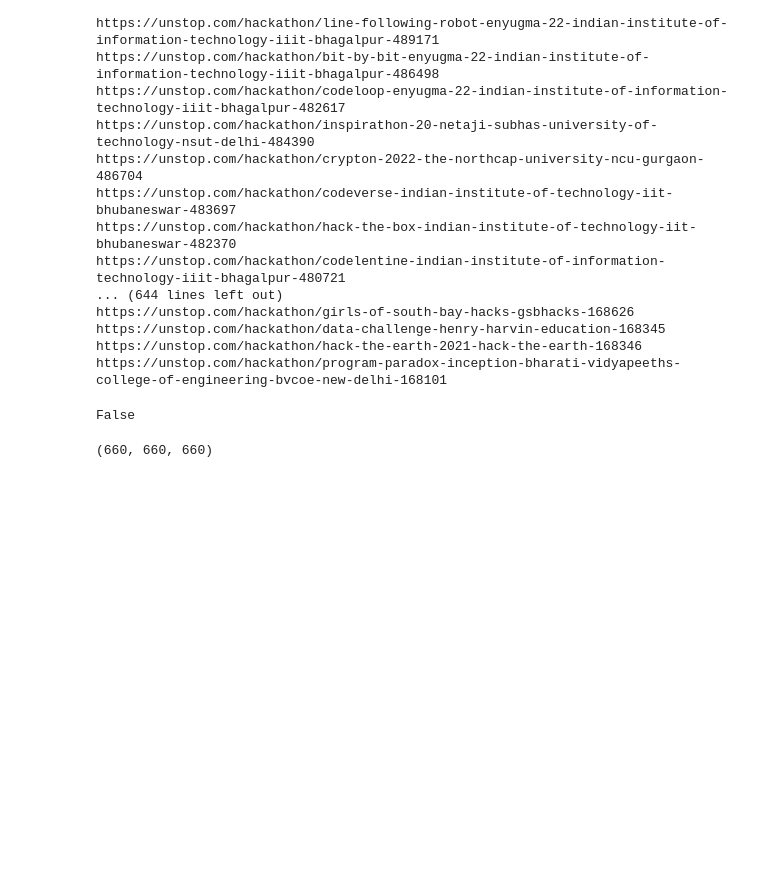
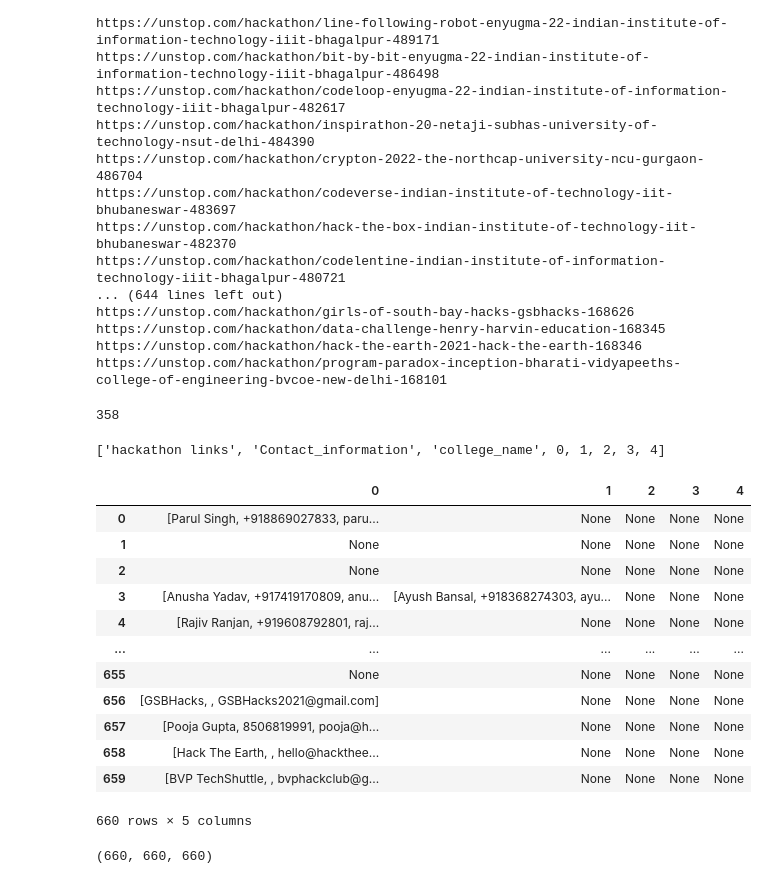
Before and after one commit to rohit18115/scrapping_project, a Jupyter notebook: scrapping_hackathons.ipynb, the cells around one changed output. Saved outputs shown, nothing was run; the diff lists cells and outputs as text; code cells hidden in the pictures; blank space fills up the shorter version.

```diff
--- a/scrapping_hackathons.ipynb
+++ b/scrapping_hackathons.ipynb
@@ -54,3 +54,8 @@ INFO:WDM:Get LATEST chromedriver version for 96.0.4664 google-chrome
 INFO:WDM:Driver [/home/rohit/.wdm/drivers/chromedriver/linux64/96.0.4664.45/chromedriver] found in cache
 # %% [markdown]
 ## Scrape the HTML code and extract links for all the hackathons and output to excel
+# %%
+data = open('DS.html','r')
+soup = BeautifulSoup(data, 'html.parser')
+for college_name in soup.find_all('h3', {'class': 'double-wrap ng-star-inserted'}):
+    print(college_name.text)
@@ -58,18 +81,19 @@ INFO:WDM:Driver [/home/rohit/.wdm/drivers/chromedriver/linux64/96.0.4664.45/chro
 def scrape(file_name='DS.html'):
     contact_link_list = []
     contacts_json_list = []
-
+    college_name_list = []
     data = open(file_name,'r')
     soup = BeautifulSoup(data, 'html.parser')
     # find according to regex (listing order-\d id-[0-9]+ full_banner ng-star-inserted)
     for link in soup.find_all('a', {'class': re.compile(r"listing order-[A-Za-z0-9]+ id-[0-9]+", re.IGNORECASE)}):
         print('https://unstop.com'+link.get('href'))
         contact_link, contacts_json = extract_contacts('https://unstop.com'+link.get('href'))
-
-
         contact_link_list.append(contact_link)
         contacts_json_list.append(contacts_json)
-    return contact_link_list, contacts_json_list
+    for college_name in soup.find_all('h3', {'class': 'double-wrap ng-star-inserted'}):
+        college_name_list.append(college_name.text)
+
+    return contact_link_list, contacts_json_list, college_name_list
 
 # Using the API to extract contacts:
 def extract_contacts(link):
@@ -96,11 +120,25 @@ def extract_contacts(link):
     else:
         return '',''
 
-contact_link_list, contacts_json_list = scrape('DS.html')
+contact_link_list, contacts_json_list, college_name_list = scrape('DS.html')
 length = [len(i) for i in contacts_json_list]
-df = pd.DataFrame({'hackathon links': contact_link_list, 'Contact_information': contacts_json_list, 'length':length})
-contacts_df = df[df['length']!=0][['hackathon links','Contact_information']]
-non_contacts_df = df[df['length']==0][['hackathon links','Contact_information']]
+df = pd.DataFrame({'hackathon links': contact_link_list, 'Contact_information': contacts_json_list, 'college_name': college_name_list, 'length':length})
+# clearing up the jsonand forming sepeate columns for the contact infromations
+lol = []
+for i in df['Contact_information']:
+    for j in i:
+        temp.append([j['name'],j['contact_no'],j['email']])
+    lol.append(temp)
+    temp = []
+
+contact_info_df = pd.DataFrame(lol)
+contact_info_df.columns = ['contact_info_1', 'contact_info_2', 'contact_info_3', 'contact_info_4', 'contact_info_5' ]
+for i in contact_info_df.columns:
+    df[i] = contact_info_df[i]
+columns_to_keep = ['hackathon links','college_name'] + [i for i in contact_info_df.columns]
+contacts_df = df[df['length']!=0][columns_to_keep]
+contacts_df = contacts_df.sort_values(by='college_name')
+non_contacts_df = df[df['length']==0][['hackathon links', 'college_name']]
 
 contacts_df.to_excel('contacts.xlsx', sheet_name='sheet1', index=False)
 non_contacts_df.to_excel('non_contacts.xlsx', sheet_name='sheet1', index=False)
@@ -122,12 +160,33 @@ https://unstop.com/hackathon/girls-of-south-bay-hacks-gsbhacks-168626
 https://unstop.com/hackathon/data-challenge-henry-harvin-education-168345
 https://unstop.com/hackathon/hack-the-earth-2021-hack-the-earth-168346
 https://unstop.com/hackathon/program-paradox-inception-bharati-vidyapeeths-college-of-engineering-bvcoe-new-delhi-168101
-# %%
-last_bit = '45678'
-test = 'abcd'
-test.isdigit()
-# %% [output]
-False
+# %%
+df['college_name'].nunique()
+# %% [output]
+358
+# %%
+columns_to_keep = ['hackathon links','Contact_information','college_name'] + [i for i in contact_info_df.columns]
+columns_to_keep
+# %% [output]
+['hackathon links', 'Contact_information', 'college_name', 0, 1, 2, 3, 4]
+# %%
+# list_len = [len(i) for i in lol]
+# print(max(list_len))
+contact_info_df
+# %% [output]
+|  | 0 | 1 | 2 | 3 | 4 |
+| 0 | [Parul Singh, +918869027833, paru... | None | None | None | None |
+| 1 | None | None | None | None | None |
+| 2 | None | None | None | None | None |
+| 3 | [Anusha Yadav, +917419170809, anu... | [Ayush Bansal, +918368274303, ayu... | None | None | None |
+| 4 | [Rajiv Ranjan, +919608792801, raj... | None | None | None | None |
+| ... | ... | ... | ... | ... | ... |
+| 655 | None | None | None | None | None |
+| 656 | [GSBHacks, , GSBHacks2021@gmail.com] | None | None | None | None |
+| 657 | [Pooja Gupta, 8506819991, pooja@h... | None | None | None | None |
+| 658 | [Hack The Earth, , hello@hackthee... | None | None | None | None |
+| 659 | [BVP TechShuttle, , bvphackclub@g... | None | None | None | None |
+660 rows × 5 columns
 # %%
 len(contact_link_list), len(contacts_json_list), len(length)
 # %% [output]
```
Also changed, not shown: parts of 1 cell of this notebook, 2 other files.
